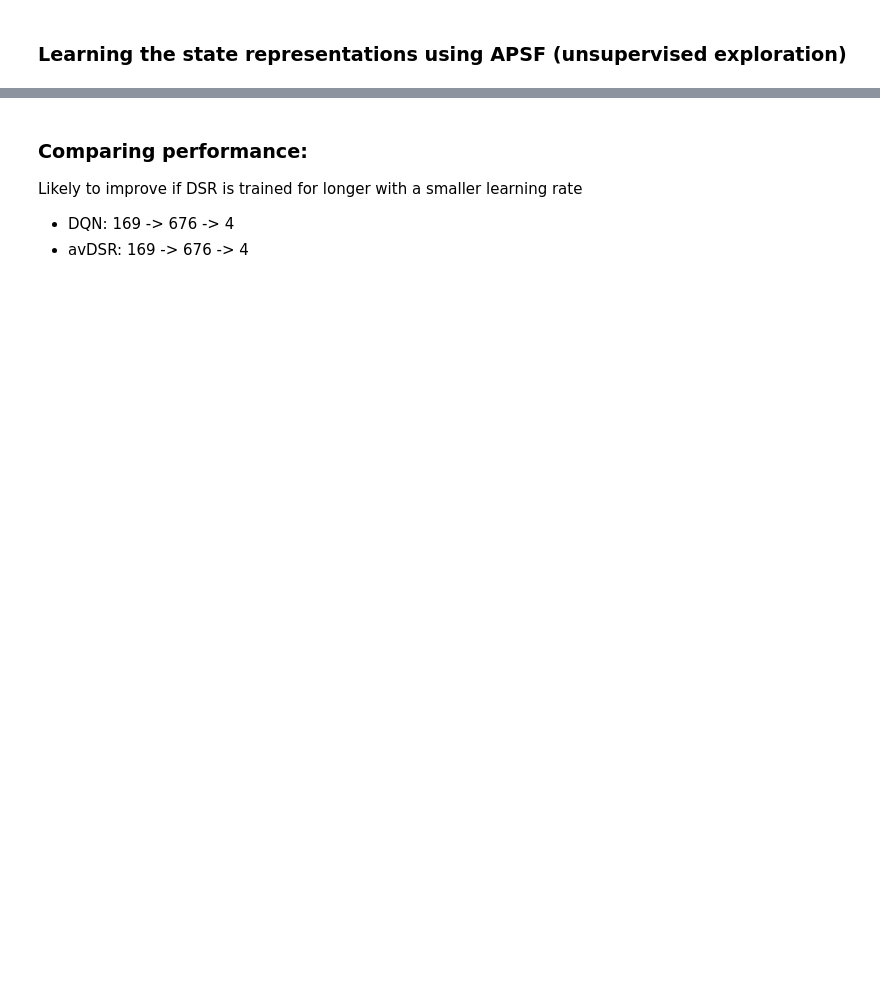
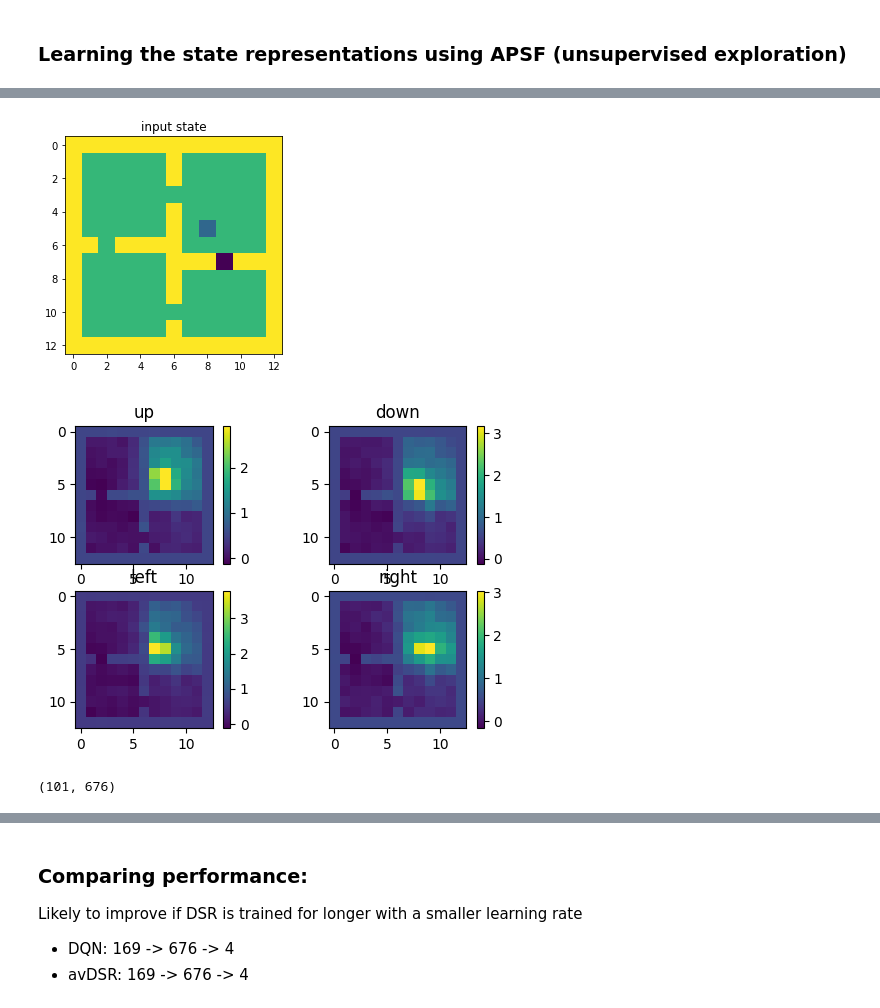
Before and after one commit to psurya1994/fun, a Jupyter notebook: mpsf/v1/mpsf_context_general_SF.ipynb, the cells around one changed output, grey strips where cells are left out. Cells and saved outputs as stored; diff of their text form; code cells hidden in the pictures; blank space fills up the shorter version.

```diff
--- a/mpsf/v1/mpsf_context_general_SF.ipynb
+++ b/mpsf/v1/mpsf_context_general_SF.ipynb
@@ -193,0 +276,50 @@ params_count(avdsr.network.psi2q)
+# %%
+from deep_rl_old.component.fourrooms import FourRoomsMatrix
+env = FourRoomsMatrix(layout='4rooms')
+state = env.reset()
+env.step(env.action_space.sample())
+env.step(env.action_space.sample())
+env.step(env.action_space.sample())
+# env.current_cell = (5,5)
+state, _, _, _ = env.step(env.action_space.sample())
+plt.imshow(env.render()); plt.title('input state'), plt.show()
+_, out, _ = avdsr.network(tensor(state).unsqueeze(0))
+
+dirs = {0: 'up', 1: 'down', 2:'left', 3:'right'}
+
+plt.figure(dpi=100)
+psi = out.detach().cpu().numpy()
+for i in range(4):
+    psi_a = psi[0,i,:]
+    plt.subplot(2,2,i+1)
+    plt.imshow(psi_a.reshape((13,13)))
+    plt.title(dirs[i])
+    plt.colorbar()
+
+plt.show()
+# %% [output]
+[figure, added]
+[figure, added]
+# %%
+# g = [21, 28, 84, 91]
+c = np.ones(101)*4
+# Set colors based on the environment here.
+room1 = list(range(0,22))
+room2 = list(range(23,67))
+room3 = list(range(68,101))
+connect = [22, 67]
+c[room1] = 2
+c[room2] = 3
+c[room3] = 4
+c[connect] = [-1, -1]
+env = FourRoomsMatrix()
+psi_all = np.zeros((101,169*4))
+for i in range(101):
+    state = env.reset(init=i)
+    _, out, _ = avdsr.network(tensor(state).unsqueeze(0))
+    psi = out.detach().cpu().numpy()
+    psi_all[i,:] = psi.flatten()
+
+psi_all.shape
+# %% [output]
+(101, 676)
```
Also changed, not shown: parts of 18 cells of this notebook, 1 other file.
